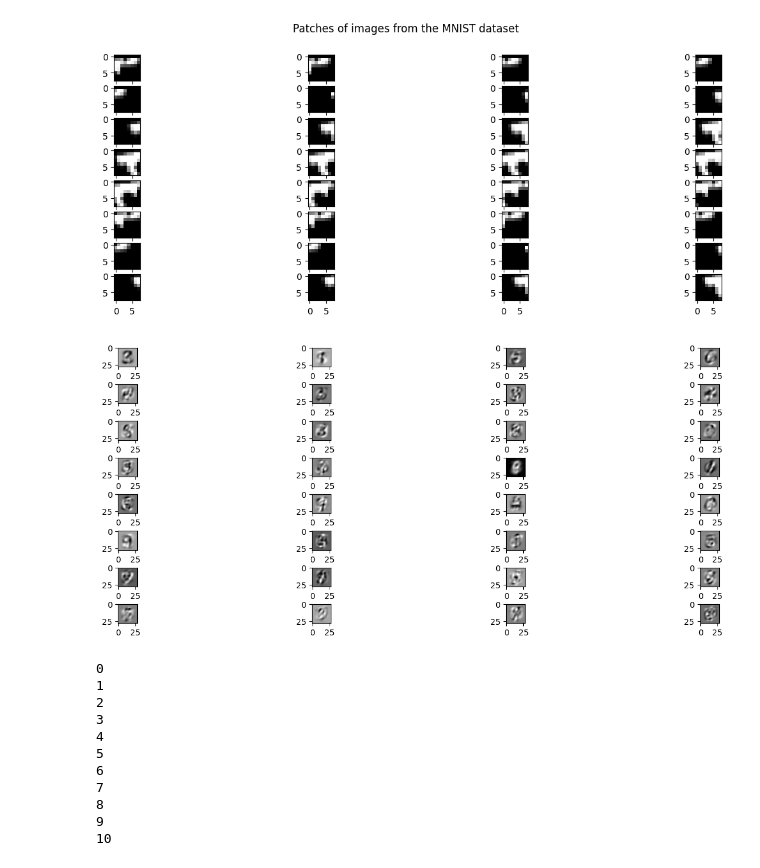
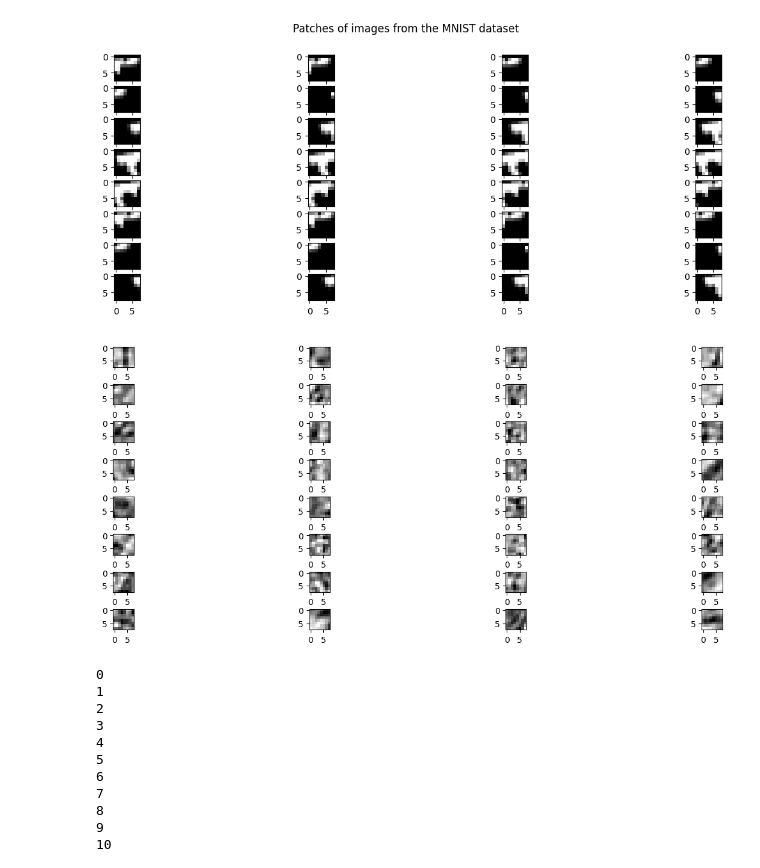
Before and after one commit to TheooJ/Dictionary-Learning, a Jupyter notebook: Compressed_Sensing.ipynb, the cells around one changed output. Drawn from its saved outputs; the diff is of its cells as text; code cells hidden in the pictures.

Commit message:
Train dictionary on patches

```diff
--- a/Compressed_Sensing.ipynb
+++ b/Compressed_Sensing.ipynb
@@ -725,28 +725,44 @@ plt.suptitle("Patches of images from the MNIST dataset")
 plt.show()
 # %% [output]
 [figure]
+# %%
+list_train_patches = []
+list_test_patches = []
+
+for i in range(10000):
+    patches = image.extract_patches_2d(X_train[i], (patch_size, patch_size))
+    for j in range(patches.shape[0]):
+        list_train_patches.append(patches[j])
+
+for i in range(10000):
+    patches = image.extract_patches_2d(X_test[i], (patch_size, patch_size))
+    for j in range(patches.shape[0]):
+        list_test_patches.append(patches[j])
+
+list_train_patches = np.array(list_train_patches)
+list_test_patches = np.array(list_test_patches)
 # %%
 # Center X
 # X_centered = X - np.mean(X)
 
 # Learn the online dictionary
 k = 32
-Dictionary = online_dictionary_learning(X_train, k, nb_iter=1000)
+Dictionary = online_dictionary_learning(list_train_patches, k, nb_iter=1000)
 # %%
 # Plot the dictionary
 count=-1
 
 fig, axs = plt.subplots(nrows=8, ncols=4, figsize=(15, 5))
 # plt.tight_layout(w_pad=0.25)
 for i in range(8) :
     for j in range(4) :
         count += 1
-        im = axs[i][j].imshow(Dictionary[:,count].reshape(28,28), cmap=plt.get_cmap('gray'))
+        im = axs[i][j].imshow(Dictionary[:,count].reshape(8, 8), cmap=plt.get_cmap('gray'))
 
 fig.tight_layout(pad=0.1)
 plt.show()
 # %% [output]
-[figure, old version]
+[figure, new version]
 # %%
 Dictionary_stochastic = stochastic_dictionary_learning(X_train, k, nb_iter=1000)
 # %% [output]
```
